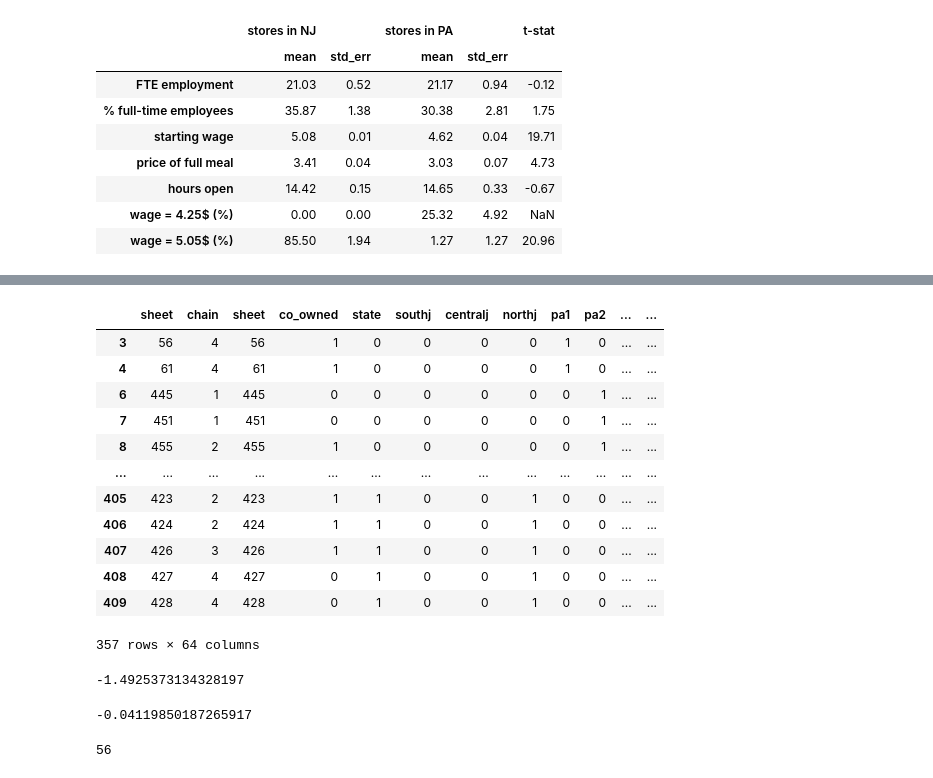
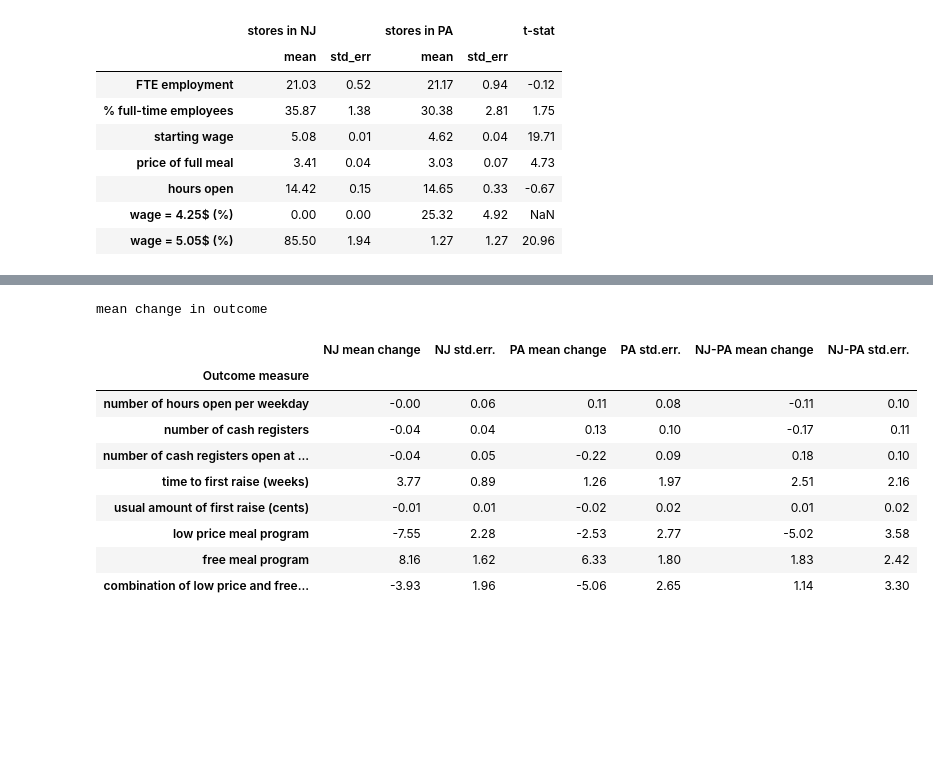
Before and after one commit to edoardofalchi/ose-data-science-course-projeect-edoardofalchi, a Jupyter notebook: Card_Krueger_1994.ipynb, the cells around one changed output, grey strips where cells are left out. Saved outputs shown, nothing was run; the diff lists cells and outputs as text; code cells hidden in the pictures; blank space fills up the shorter version.

```diff
--- a/Card_Krueger_1994.ipynb
+++ b/Card_Krueger_1994.ipynb
@@ -953,46 +1344,14 @@ df_tab6['slope_wage2']=(df_tab6.firstin2 / df_tab6.inctime2)*100
-# %%
-df_tab6
-# %% [output]
-|  | sheet | chain | sheet | co_owned | state | southj | centralj | northj | pa1 | pa2 | ... | ... |
-| 3 | 56 | 4 | 56 | 1 | 0 | 0 | 0 | 0 | 1 | 0 | ... | ... |
-| 4 | 61 | 4 | 61 | 1 | 0 | 0 | 0 | 0 | 1 | 0 | ... | ... |
-| 6 | 445 | 1 | 445 | 0 | 0 | 0 | 0 | 0 | 0 | 1 | ... | ... |
-| 7 | 451 | 1 | 451 | 0 | 0 | 0 | 0 | 0 | 0 | 1 | ... | ... |
-| 8 | 455 | 2 | 455 | 1 | 0 | 0 | 0 | 0 | 0 | 1 | ... | ... |
-| ... | ... | ... | ... | ... | ... | ... | ... | ... | ... | ... | ... | ... |
-| 405 | 423 | 2 | 423 | 1 | 1 | 0 | 0 | 1 | 0 | 0 | ... | ... |
-| 406 | 424 | 2 | 424 | 1 | 1 | 0 | 0 | 1 | 0 | 0 | ... | ... |
-| 407 | 426 | 3 | 426 | 1 | 1 | 0 | 0 | 1 | 0 | 0 | ... | ... |
-| 408 | 427 | 4 | 427 | 0 | 1 | 0 | 0 | 1 | 0 | 0 | ... | ... |
-| 409 | 428 | 4 | 428 | 0 | 1 | 0 | 0 | 1 | 0 | 0 | ... | ... |
-357 rows × 64 columns
-# %%
-lista=['frac_full_time_workers',]
-lista2=['frac_full_time_workers2']
-a=(df_tab6.loc[df_tab6['state']==0,'reduced_price_meal']).sum() / len((df_tab6.loc[df_tab6['state']==0,'reduced_price_meal']))*100
-b=(df_tab6.loc[df_tab6['state']==1,'frac_full_time_workers']).mean()
-c=b-a
-
-d=(df_tab6.loc[df_tab6['state']==0,'reduced_price_meal2']).sum() / len((df_tab6.loc[df_tab6['state']==0,'reduced_price_meal2']))*100
-e=(df_tab6.loc[df_tab6['state']==1,'frac_full_time_workers2']).mean()
-f=e-d
-#NJ['NJ']= (data_NJ[variables].sum() / len(data_NJ[variables])) * 100
-(d-a).mean()
-# %% [output]
--1.4925373134328197
-# %%
-lista=['frac_full_time_workers',]
-lista2=['frac_full_time_workers2']
-a=(df_tab6.loc[df_tab6['state']==1,'nregs11'])
-
-
-d=(df_tab6.loc[df_tab6['state']==1,'nregs112'])
-
-
-(d-a).mean()
-# %% [output]
--0.04119850187265917
-# %%
-(df_tab6.loc[df_tab6['state']==0,'reduced_price_meal']).sum()
-# %% [output]
-56
+# %%
+get_table6_panel1()
+# %% [output]
+mean change in outcome
+|  | NJ mean change | NJ std.err. | PA mean change | PA std.err. | NJ-PA mean change | NJ-PA std.err. |
+| Outcome measure |  |  |  |  |  |  |
+| number of hours open per weekday | -0.00 | 0.06 | 0.11 | 0.08 | -0.11 | 0.10 |
+| number of cash registers | -0.04 | 0.04 | 0.13 | 0.10 | -0.17 | 0.11 |
+| number of cash registers open at ... | -0.04 | 0.05 | -0.22 | 0.09 | 0.18 | 0.10 |
+| time to first raise (weeks) | 3.77 | 0.89 | 1.26 | 1.97 | 2.51 | 2.16 |
+| usual amount of first raise (cents) | -0.01 | 0.01 | -0.02 | 0.02 | 0.01 | 0.02 |
+| low price meal program | -7.55 | 2.28 | -2.53 | 2.77 | -5.02 | 3.58 |
+| free meal program | 8.16 | 1.62 | 6.33 | 1.80 | 1.83 | 2.42 |
+| combination of low price and free... | -3.93 | 1.96 | -5.06 | 2.65 | 1.14 | 3.30 |
```
Also changed, not shown: parts of 25 cells of this notebook.
